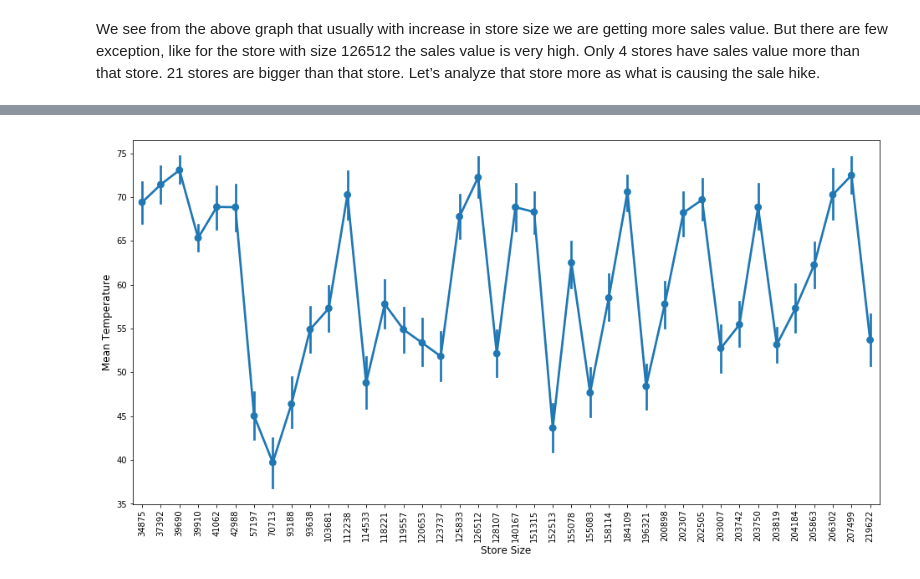
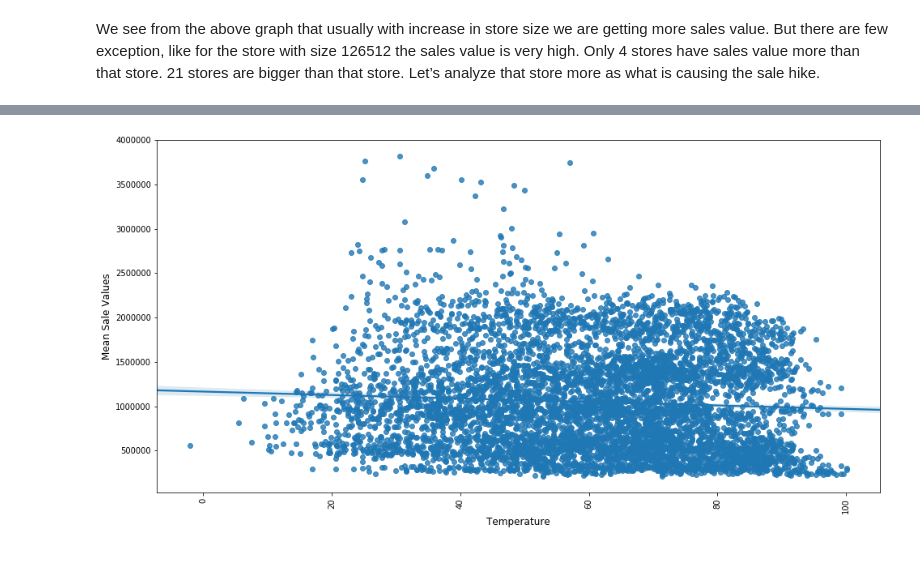
Before and after one commit to ravic1982/Capstone-Project-2, a Jupyter notebook: Capstone Project 2 - Initial Analysis & Story telling.ipynb, the cells around one changed output, grey strips where cells are left out. Saved outputs shown, nothing was run; the diff lists cells and outputs as text; code cells hidden in the pictures.

```diff
--- a/Capstone Project 2 - Initial Analysis & Story telling.ipynb
+++ b/Capstone Project 2 - Initial Analysis & Story telling.ipynb
@@ -296,9 +294,9 @@ store_weekly_sales_df[store_weekly_sales_df['Size']==126512]
 # %%
 plt.figure(figsize = (16,8))
-sns.pointplot(store_weekly_sales_df['Size'],store_weekly_sales_df['Temperature'])
-plt.ylabel('Mean Temperature', fontsize=12)
-plt.xlabel('Store Size', fontsize=12)
+sns.regplot(x=store_weekly_sales_df['Temperature'],y=store_weekly_sales_df['Weekly_Sales'])
+plt.ylabel('Mean Sale Values', fontsize=12)
+plt.xlabel('Temperature', fontsize=12)
 plt.xticks(rotation='vertical')
 plt.show()
 # %% [output]
-[figure, old version]
+[figure, new version]
```
Also changed, not shown: parts of 29 cells of this notebook, 1 other file.
